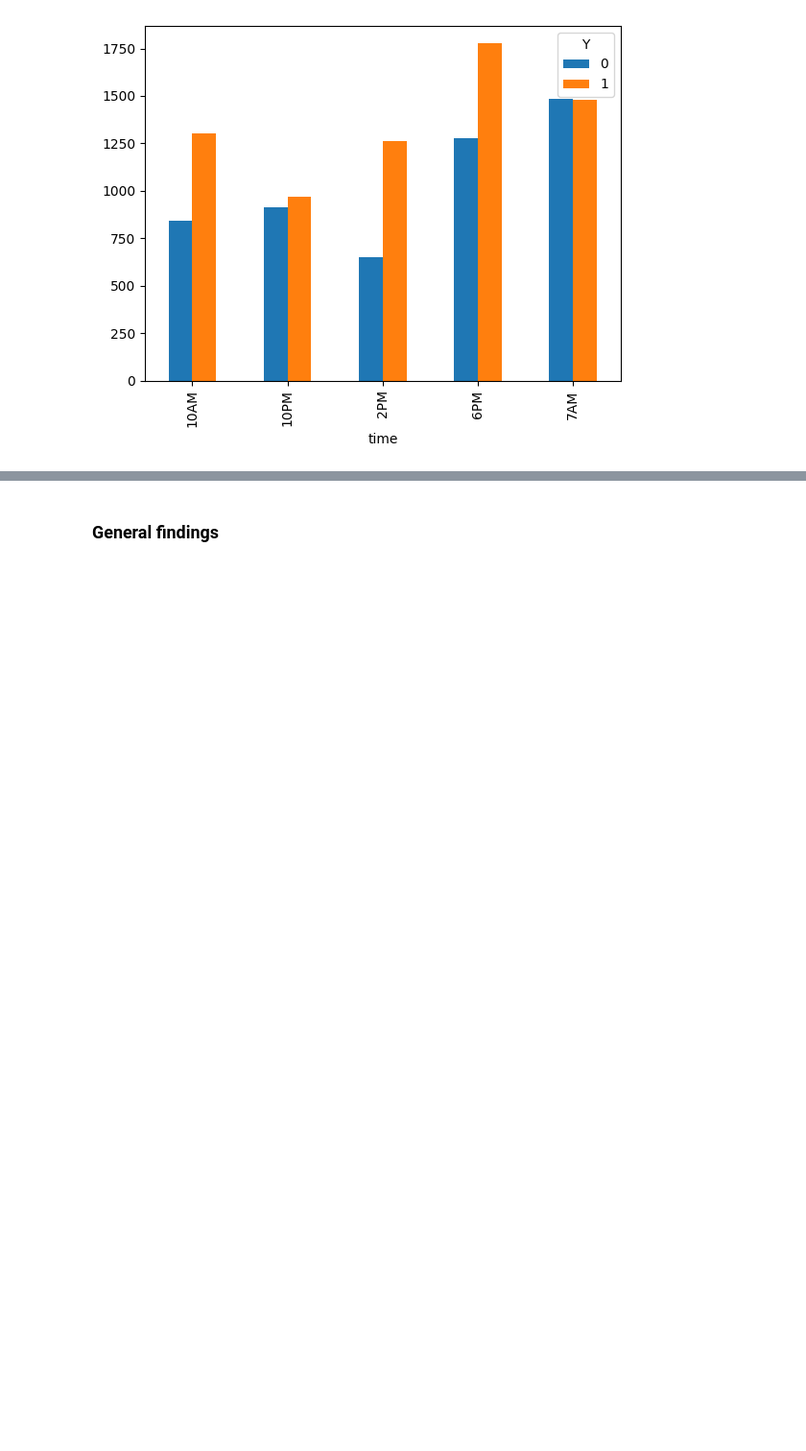
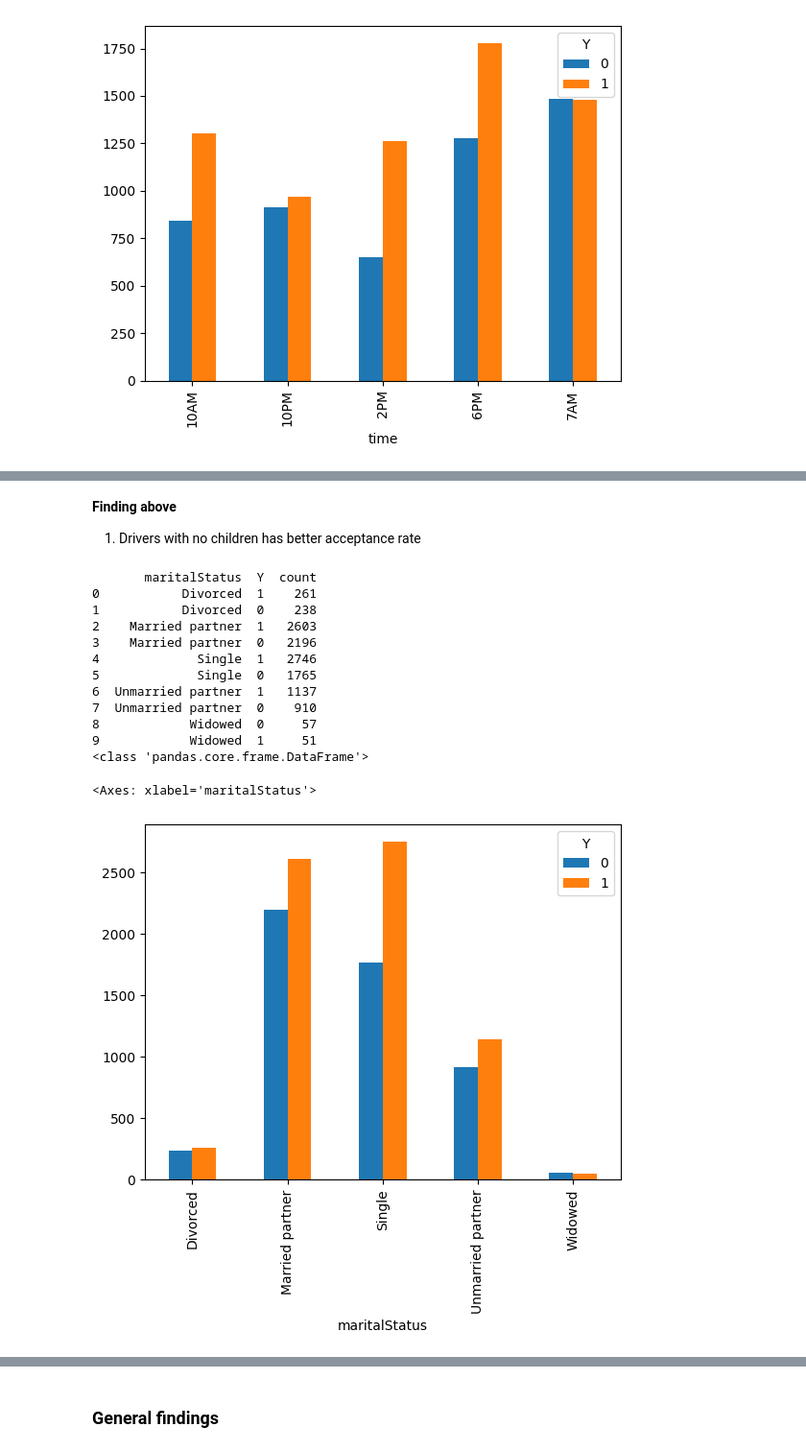
Before and after one commit to iswarcb/test, a Jupyter notebook: assignment_5.ipynb, the cells around one changed output, grey strips where cells are left out. Shown at 96% size. Drawn from its saved outputs; the diff is of its cells as text; code cells hidden in the pictures; blank space fills up the shorter version.

```diff
--- a/assignment_5.ipynb
+++ b/assignment_5.ipynb
@@ -597,0 +630,25 @@ y.pivot_table(index = 'time', columns='Y').plot(kind='bar', y='count')
+# %% [markdown]
+**Finding above**
+
+1. Drivers with no children has better acceptance rate
+# %%
+y = dn_data.groupby('maritalStatus').Y.value_counts().reset_index()
+print(y)
+print(type(y))
+
+y.pivot_table(index = 'maritalStatus', columns='Y').plot(kind='bar', y='count')
+# %% [output]
+       maritalStatus  Y  count
+0           Divorced  1    261
+1           Divorced  0    238
+2    Married partner  1   2603
+3    Married partner  0   2196
+4             Single  1   2746
+5             Single  0   1765
+6  Unmarried partner  1   1137
+7  Unmarried partner  0    910
+8            Widowed  0     57
+9            Widowed  1     51
+<class 'pandas.core.frame.DataFrame'>
+<Axes: xlabel='maritalStatus'>
+[figure, added]
```
Also changed, not shown: parts of 6 cells of this notebook, 1 other file.
